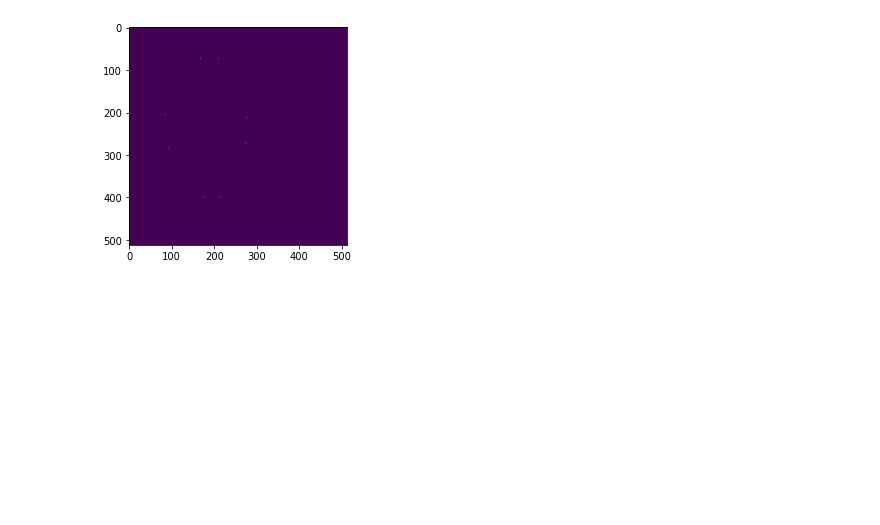
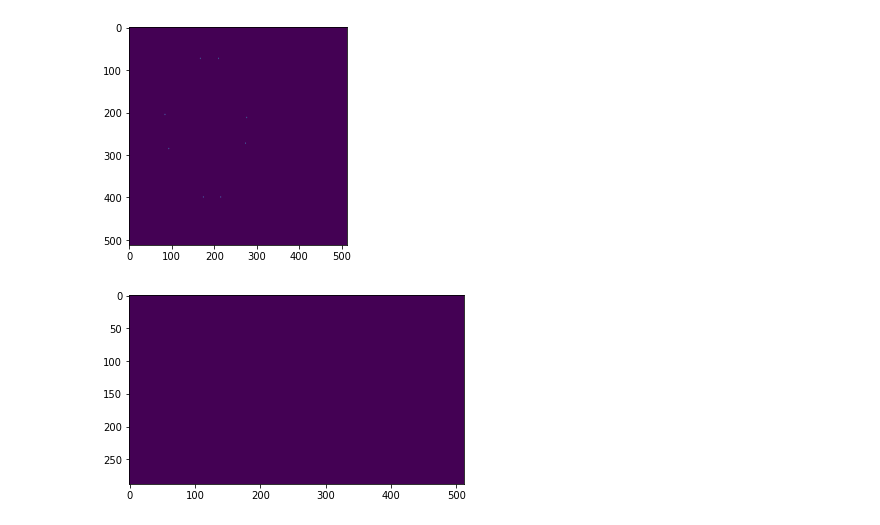
Before and after one commit to nekomiao123/medical, a Jupyter notebook: Baseline.ipynb, the cells around one changed output. Saved outputs shown, nothing was run; the diff lists cells and outputs as text; code cells hidden in the pictures; blank space fills up the shorter version.

```diff
--- a/Baseline.ipynb
+++ b/Baseline.ipynb
@@ -230,46 +198,86 @@ import json
 import numpy as np
 import matplotlib.pyplot as plt
 from scipy.stats import multivariate_normal
+
+def generate_mask(img_height,img_width,radius,center_x,center_y):
+    y,x=np.ogrid[0:img_height,0:img_width]
+    # circle mask
+    mask = (x-center_x)**2+(y-center_y)**2<=radius**2
+    return mask
+
+def label2mask(file_name):
+    file_in = json.load(open(file_name))
+    points = file_in["points"]
+    point_outs = []
+    height = file_in["imageHeight"]
+    width = file_in["imageWidth"]
+    img = np.zeros((height,width),dtype = np.uint8)
+    for point in points:
+        point_out = [point["x"],point["y"]]
+        point_outs.append(point_out)
+    circles = []
+    # 画圆
+    for a in point_outs:
+        masks = generate_mask(height,width,6,a[0],a[1])
+        xs,ys = np.where(masks == True)
+        for i in range(len(xs)):
+            circle = [xs[i],ys[i]]
+            circles.append(circle)
+    for b in circles:
+        img[b[0],b[1]] = 1
+    return img
+
+def normalize(image):
+    _range = np.max(image) - np.min(image)
+    img = (image - np.min(image)) / _range
+    return img
+
 
 def points_to_gaussian_heatmap(centers, height, width, scale):
     if centers:
         gaussians = []
         for x,y in centers:
             s = np.eye(2)*scale
             g = multivariate_normal(mean=(x,y), cov=s)
             gaussians.append(g)
 
         # create a grid of (x,y) coordinates at which to evaluate the kernels
         x = np.arange(0, width)
         y = np.arange(0, height)
         xx, yy = np.meshgrid(x,y)
         xxyy = np.stack([xx.ravel(), yy.ravel()]).T
 
         # evaluate kernels at grid points
         zz = sum(g.pdf(xxyy) for g in gaussians)
         img = zz.reshape((height,width))
+        img = normalize(img)
     else:
         img = np.zeros((height,width))
     return img
 
-def heatmap_generator(file_name, SCALE=64):
+def heatmap_generator(file_name, SCALE=32):
     file_in = json.load(open(file_name))
     points = file_in["points"]
-    point_outs = []
     height = file_in["imageHeight"]
     width = file_in["imageWidth"]
-    img = np.zeros((height,width),dtype = np.uint8)
+    print(len(points))
+    point_outs = []
     for point in points:
         point_out = [point["x"],point["y"]]
         point_outs.append(point_out)
     img = points_to_gaussian_heatmap(point_outs, height, width, SCALE)
     return img
 
-def normalize(image):
-    mean = np.mean(image)
-    var = np.mean(np.square(image-mean))
-    image = (image - mean)/np.sqrt(var)
-    return image
+
+centers = []
+height = 288
+width = 512
+scale = 32
+img = points_to_gaussian_heatmap(centers, height, width, scale)
+plt.imshow(img)
+plt.show()
+# %% [output]
+[figure, added]
 # %%
 from PIL import Image
 import os
```
Also changed, not shown: parts of 2 cells of this notebook, 12 other files.
